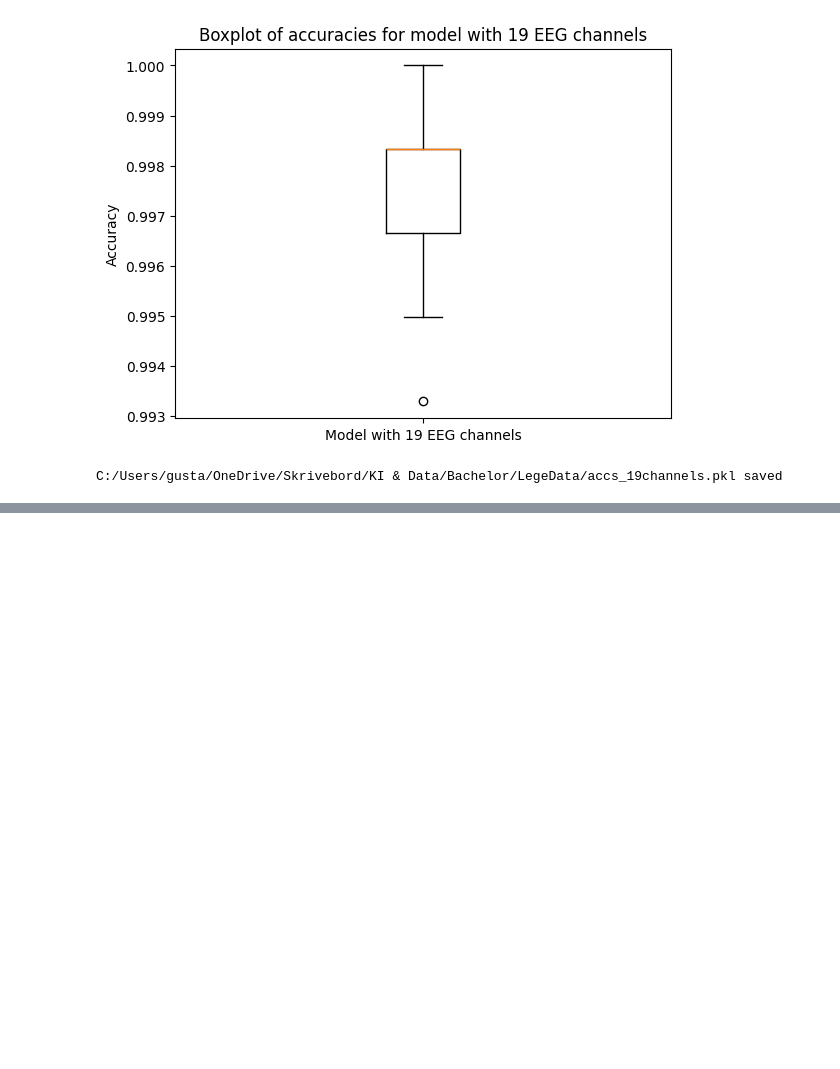
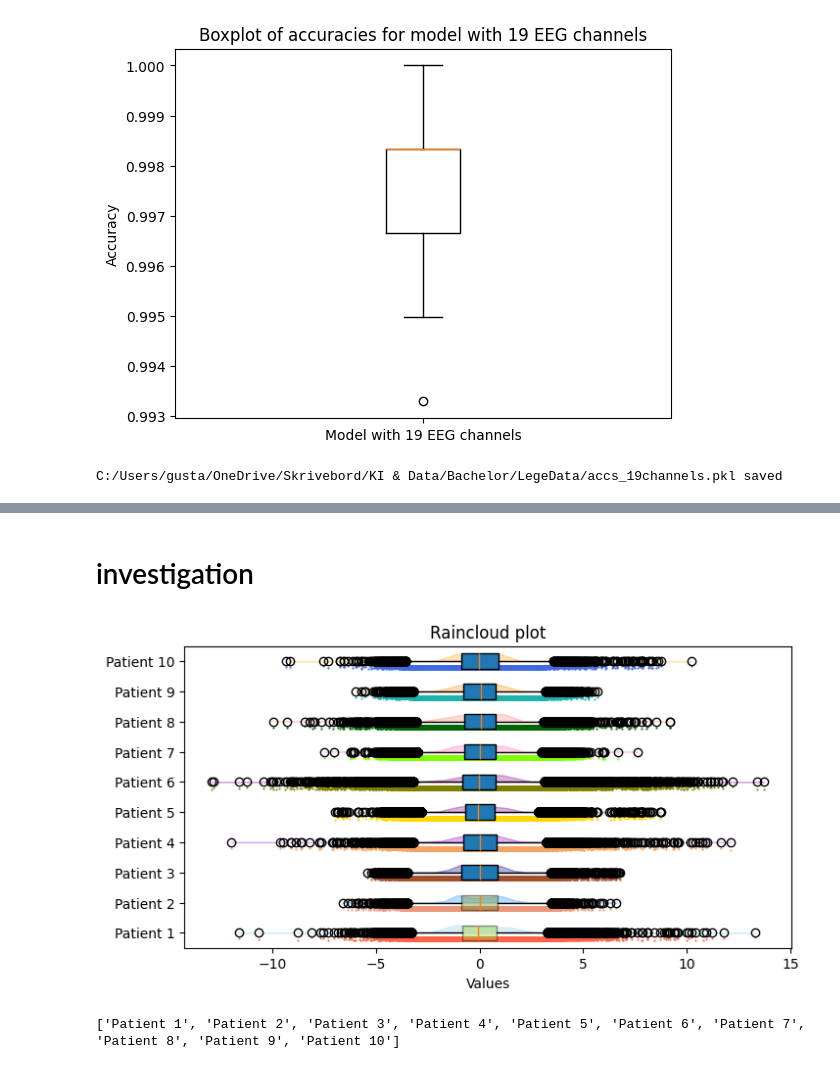
Before and after one commit to armecirkelen4/EEG-annotation, a Jupyter notebook: Turkish _19channels.ipynb, the cells around one changed output, grey strips where cells are left out. Cells and saved outputs as stored; diff of their text form; code cells hidden in the pictures; blank space fills up the shorter version.

```diff
--- a/Turkish _19channels.ipynb
+++ b/Turkish _19channels.ipynb
@@ -468,3 +484,8 @@ Mean accuracy: 99.77%, Standard deviation: 0.17%
 95% confidence interval: (99.71%, 99.83%)
 [figure]
 C:/Users/gusta/OneDrive/Skrivebord/KI & Data/Bachelor/LegeData/accs_19channels.pkl saved
+# %%
+# print the third patient's labels
+
+for i in range(10):
+    print(y[298*i:298*(i+1)])
@@ -470,0 +510,63 @@ C:/Users/gusta/OneDrive/Skrivebord/KI & Data/Bachelor/LegeData/accs_19channels.p
+# %% [markdown]
+# investigation
+# %%
+
+import matplotlib.pyplot as plt
+import numpy as np
+from tqdm import tqdm
+
+# Combine features in a list
+data_x = [data[298*i:298*(i+1), :-1].flatten() for i in range(10)]
+
+
+fig, ax = plt.subplots(figsize=(8, 4))
+
+# Create a list of colors for the boxplots based on the number of features you have
+boxplots_colors = ['yellowgreen', 'olivedrab']
+
+# Boxplot data
+bp = ax.boxplot(data_x, patch_artist = True, vert = False)
+
+# Change to the desired color and add transparency
+for patch, color in zip(bp['boxes'], boxplots_colors):
+    patch.set_facecolor(color)
+    patch.set_alpha(0.4)
+
+# Create a list of colors for the violin plots based on the number of features you have, we have 10 patients
+violin_colors = ['skyblue', 'dodgerblue', 'darkblue', 'darkviolet', 'purple', 'darkmagenta', 'hotpink', 'salmon', 'darkorange', 'orange']
+
+# Violinplot data
+vp = ax.violinplot(data_x, points=20,
+               showmeans=False, showextrema=False, showmedians=False, vert=False)
+
+for idx, b in enumerate(vp['bodies']):
+    # Get the center of the plot
+    m = np.mean(b.get_paths()[0].vertices[:, 0])
+    # Modify it so we only see the upper half of the violin plot
+    b.get_paths()[0].vertices[:, 1] = np.clip(b.get_paths()[0].vertices[:, 1], idx+1, idx+2)
+    # Change to the desired color
+    b.set_color(violin_colors[idx])
+
+# Create a list of colors for the scatter plots based on the number of features you have, we have 10 patients
+scatter_colors = ['tomato', 'darksalmon', 'sienna', 'sandybrown', 'gold', 'olive', 'chartreuse', 'darkgreen', 'lightseagreen', 'royalblue']
+
+# Scatterplot data
+for idx, features in enumerate(data_x):
+    # Add jitter effect so the features do not overlap on the y-axis
+    y = np.full(len(features), idx + .8)
+    idxs = np.arange(len(y))
+    out = y.astype(float)
+    out.flat[idxs] += np.random.uniform(low=-.05, high=.05, size=len(idxs))
+    y = out
+    plt.scatter(features, y, s=.3, c=scatter_colors[idx])
+
+plt.yticks(np.arange(1,11,1), [(f'Patient {i}') for i in range(1, 11)])  # Set text labels.
+plt.xlabel('Values')
+plt.title("Raincloud plot")
+plt.show()
+# %% [output]
+[figure, added]
+# %%
+print([(f'Patient {i}') for i in range(1, 11)])
+# %% [output]
+['Patient 1', 'Patient 2', 'Patient 3', 'Patient 4', 'Patient 5', 'Patient 6', 'Patient 7', 'Patient 8', 'Patient 9', 'Patient 10']
```
Also changed, not shown: parts of 6 cells of this notebook, 1 other file.
